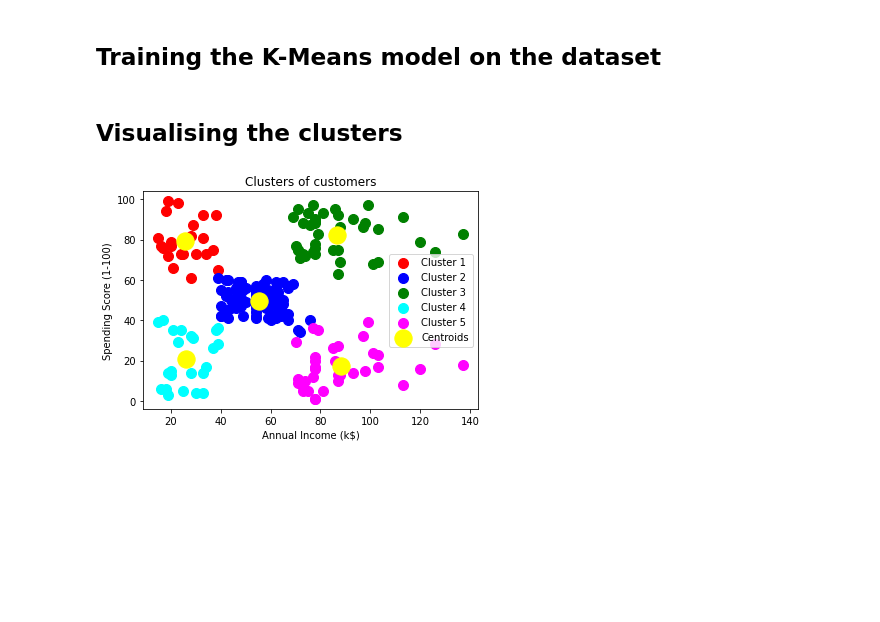
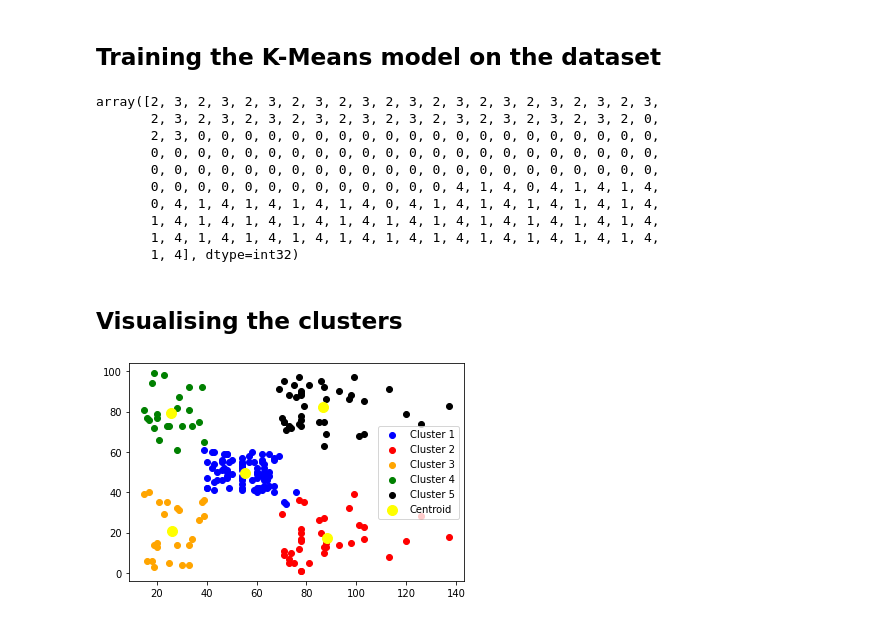
Before and after one commit to mchhour31/NN_work, a Jupyter notebook: k_means_clustering.ipynb, the cells around one changed output. Saved outputs shown, nothing was run; the diff lists cells and outputs as text; code cells hidden in the pictures; blank space fills up the shorter version.

```diff
--- a/k_means_clustering.ipynb
+++ b/k_means_clustering.ipynb
@@ -11,5 +13,5 @@ import pandas as pd
 # %% [markdown]
 ## Importing the dataset
 # %%
-dataset = pd.read_csv('Mall_Customers.csv')
-X = dataset.iloc[:, [3, 4]].values
+df = pd.read_csv("Mall_Customers.csv")
+df
@@ -16,14 +32,4 @@ X = dataset.iloc[:, [3, 4]].values
+# %%
+X = df.iloc[:, [3, 4]].values
 # %% [markdown]
 ## Using the elbow method to find the optimal number of clusters
-# %%
-from sklearn.cluster import KMeans
-wcss = []
-for i in range(1, 11):
-    kmeans = KMeans(n_clusters = i, init = 'k-means++', random_state = 42)
-    kmeans.fit(X)
-    wcss.append(kmeans.inertia_)
-plt.plot(range(1, 11), wcss)
-plt.title('The Elbow Method')
-plt.xlabel('Number of clusters')
-plt.ylabel('WCSS')
-plt.show()
@@ -32,21 +62,32 @@ plt.show()
 # %% [markdown]
 ## Training the K-Means model on the dataset
 # %%
-kmeans = KMeans(n_clusters = 5, init = 'k-means++', random_state = 42)
-y_kmeans = kmeans.fit_predict(X)
+kmeans = KMeans(n_clusters=5, init='k-means++', random_state=42)
+y_predict = kmeans.fit_predict(X)
+y_predict
+# %% [output]
+array([2, 3, 2, 3, 2, 3, 2, 3, 2, 3, 2, 3, 2, 3, 2, 3, 2, 3, 2, 3, 2, 3,
+       2, 3, 2, 3, 2, 3, 2, 3, 2, 3, 2, 3, 2, 3, 2, 3, 2, 3, 2, 3, 2, 0,
+       2, 3, 0, 0, 0, 0, 0, 0, 0, 0, 0, 0, 0, 0, 0, 0, 0, 0, 0, 0, 0, 0,
+       0, 0, 0, 0, 0, 0, 0, 0, 0, 0, 0, 0, 0, 0, 0, 0, 0, 0, 0, 0, 0, 0,
+       0, 0, 0, 0, 0, 0, 0, 0, 0, 0, 0, 0, 0, 0, 0, 0, 0, 0, 0, 0, 0, 0,
+       0, 0, 0, 0, 0, 0, 0, 0, 0, 0, 0, 0, 0, 4, 1, 4, 0, 4, 1, 4, 1, 4,
+       0, 4, 1, 4, 1, 4, 1, 4, 1, 4, 0, 4, 1, 4, 1, 4, 1, 4, 1, 4, 1, 4,
+       1, 4, 1, 4, 1, 4, 1, 4, 1, 4, 1, 4, 1, 4, 1, 4, 1, 4, 1, 4, 1, 4,
+       1, 4, 1, 4, 1, 4, 1, 4, 1, 4, 1, 4, 1, 4, 1, 4, 1, 4, 1, 4, 1, 4,
+       1, 4], dtype=int32)
 # %% [markdown]
 ## Visualising the clusters
 # %%
-plt.scatter(X[y_kmeans == 0, 0], X[y_kmeans == 0, 1], s = 100, c = 'red', label = 'Cluster 1')
-plt.scatter(X[y_kmeans == 1, 0], X[y_kmeans == 1, 1], s = 100, c = 'blue', label = 'Cluster 2')
-plt.scatter(X[y_kmeans == 2, 0], X[y_kmeans == 2, 1], s = 100, c = 'green', label = 'Cluster 3')
-plt.scatter(X[y_kmeans == 3, 0], X[y_kmeans == 3, 1], s = 100, c = 'cyan', label = 'Cluster 4')
-plt.scatter(X[y_kmeans == 4, 0], X[y_kmeans == 4, 1], s = 100, c = 'magenta', label = 'Cluster 5')
-plt.scatter(kmeans.cluster_centers_[:, 0], kmeans.cluster_centers_[:, 1], s = 300, c = 'yellow', label = 'Centroids')
-plt.title('Clusters of customers')
-plt.xlabel('Annual Income (k$)')
-plt.ylabel('Spending Score (1-100)')
+plt.scatter(X[y_predict == 0, 0], X[y_predict == 0, 1], c='blue', label='Cluster 1')
+plt.scatter(X[y_predict == 1, 0], X[y_predict == 1, 1], c='red', label='Cluster 2')
+plt.scatter(X[y_predict == 2, 0], X[y_predict == 2, 1], c='orange', label='Cluster 3')
+plt.scatter(X[y_predict == 3, 0], X[y_predict == 3, 1], c='green', label='Cluster 4')
+plt.scatter(X[y_predict == 4, 0], X[y_predict == 4, 1], c='black', label='Cluster 5')
+
+plt.scatter(kmeans.cluster_centers_[:, 0], kmeans.cluster_centers_[:, 1], s = 100, c = 'yellow', label = 'Centroid')
+
 plt.legend()
 plt.show()
 # %% [output]
-[figure, old version]
+[figure, new version]
```
Also changed, not shown: parts of 4 cells of this notebook.
